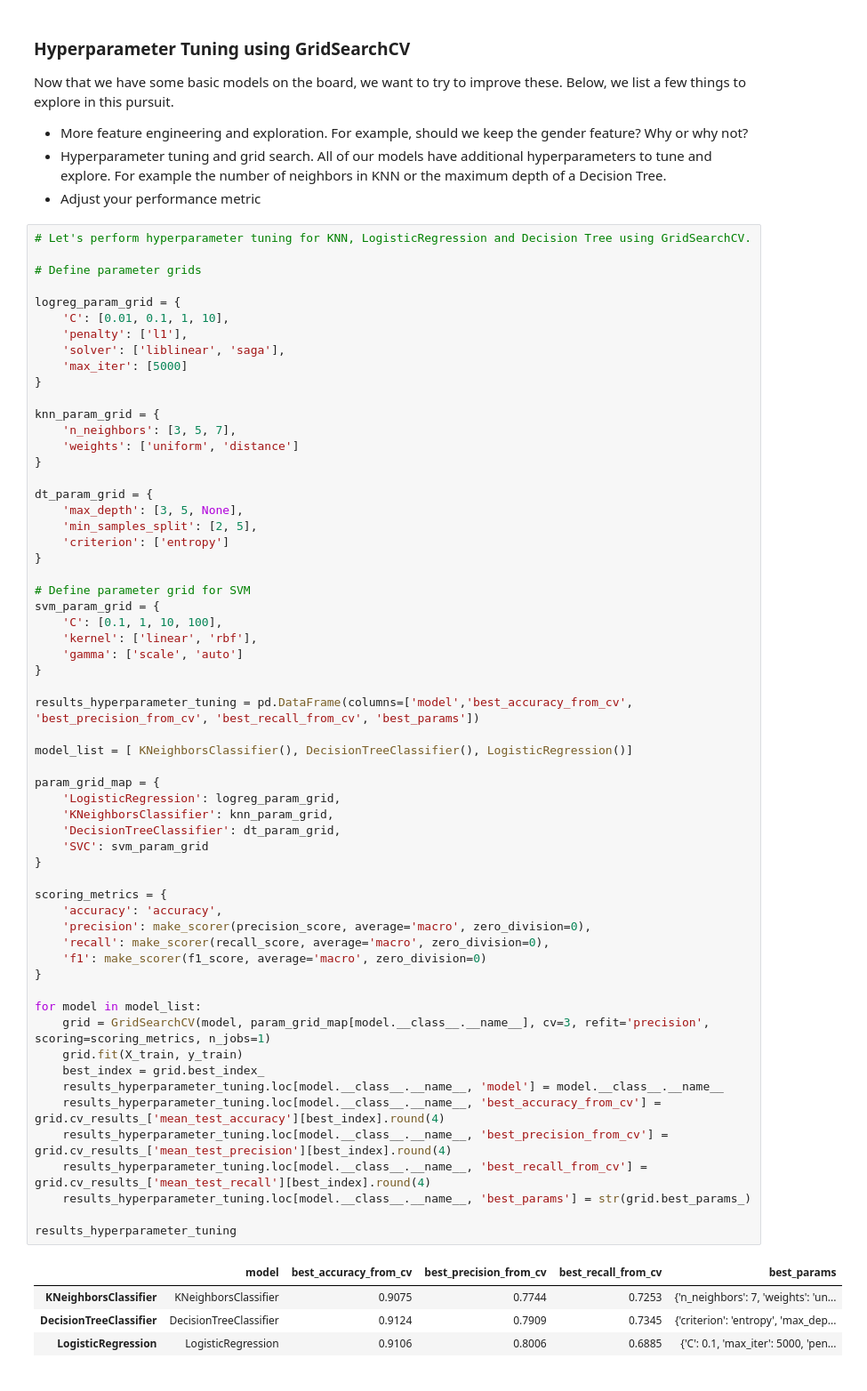
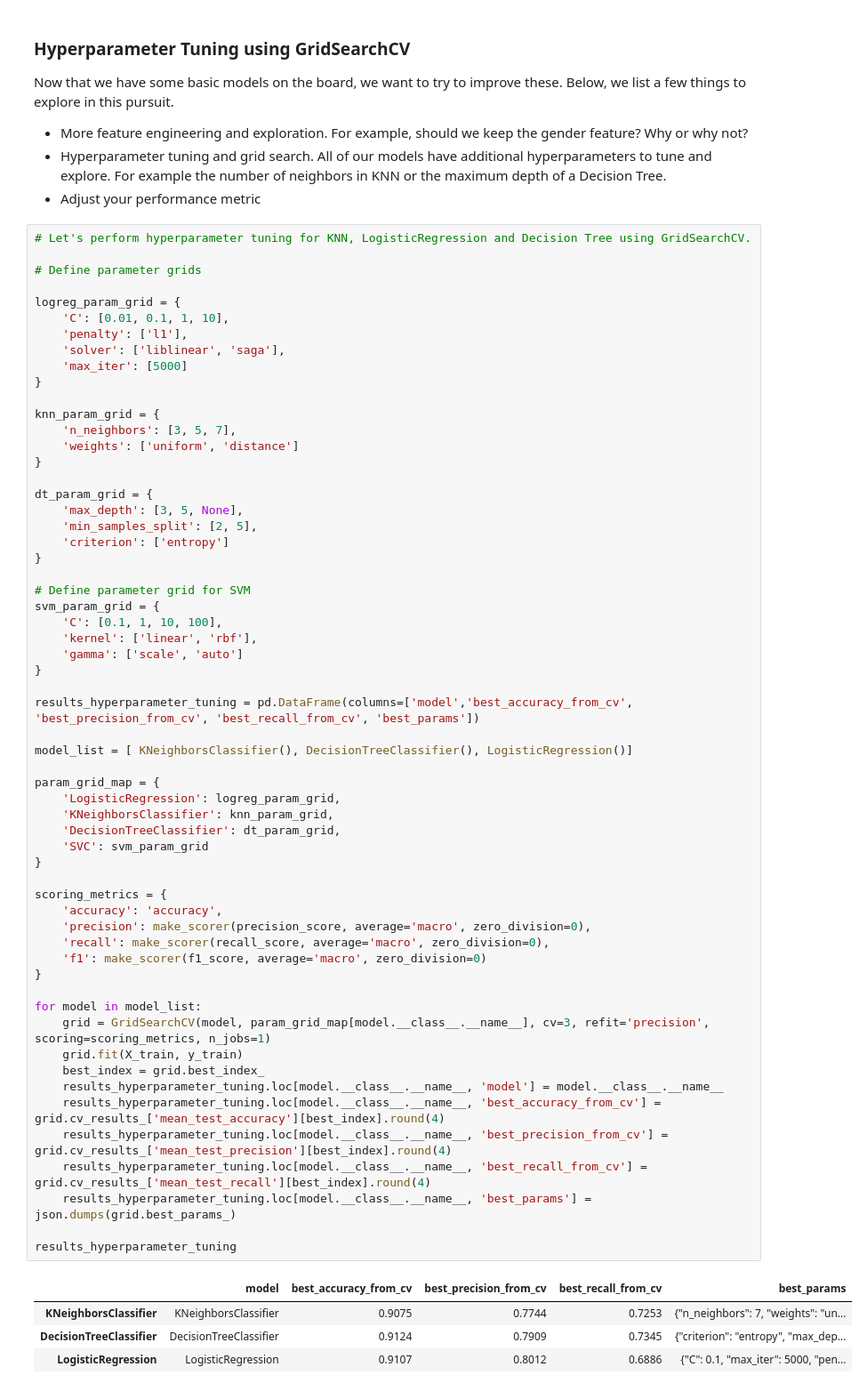
Before and after one commit to makarandkeer/BerkeleyAssignments, a Jupyter notebook: practical_application_III/practical_application_III.ipynb, the cells around one changed output. Shown at 89% size. Cells and saved outputs as stored; diff of their text form.

Commit message:
final run of jupyter notebook to capture all results

```diff
--- a/practical_application_III/practical_application_III.ipynb
+++ b/practical_application_III/practical_application_III.ipynb
@@ -474,36 +475,36 @@ svm_param_grid = {
 results_hyperparameter_tuning = pd.DataFrame(columns=['model','best_accuracy_from_cv', 'best_precision_from_cv', 'best_recall_from_cv', 'best_params'])
 
 model_list = [ KNeighborsClassifier(), DecisionTreeClassifier(), LogisticRegression()]
 
 param_grid_map = {
     'LogisticRegression': logreg_param_grid,
     'KNeighborsClassifier': knn_param_grid,
     'DecisionTreeClassifier': dt_param_grid,
     'SVC': svm_param_grid
 }
 
 scoring_metrics = {
     'accuracy': 'accuracy',
     'precision': make_scorer(precision_score, average='macro', zero_division=0),
     'recall': make_scorer(recall_score, average='macro', zero_division=0),
     'f1': make_scorer(f1_score, average='macro', zero_division=0)
 }
 
 for model in model_list:
     grid = GridSearchCV(model, param_grid_map[model.__class__.__name__], cv=3, refit='precision', scoring=scoring_metrics, n_jobs=1)
     grid.fit(X_train, y_train)
     best_index = grid.best_index_
     results_hyperparameter_tuning.loc[model.__class__.__name__, 'model'] = model.__class__.__name__
     results_hyperparameter_tuning.loc[model.__class__.__name__, 'best_accuracy_from_cv'] = grid.cv_results_['mean_test_accuracy'][best_index].round(4)
     results_hyperparameter_tuning.loc[model.__class__.__name__, 'best_precision_from_cv'] = grid.cv_results_['mean_test_precision'][best_index].round(4)
     results_hyperparameter_tuning.loc[model.__class__.__name__, 'best_recall_from_cv'] = grid.cv_results_['mean_test_recall'][best_index].round(4)
-    results_hyperparameter_tuning.loc[model.__class__.__name__, 'best_params'] = str(grid.best_params_)
+    results_hyperparameter_tuning.loc[model.__class__.__name__, 'best_params'] = json.dumps(grid.best_params_)
 
 results_hyperparameter_tuning
 # %% [output]
 |  | model | best_accuracy_from_cv | best_precision_from_cv | best_recall_from_cv | best_params |
-| KNeighborsClassifier | KNeighborsClassifier | 0.9075 | 0.7744 | 0.7253 | {'n_neighbors': 7, 'weights': 'un... |
-| DecisionTreeClassifier | DecisionTreeClassifier | 0.9124 | 0.7909 | 0.7345 | {'criterion': 'entropy', 'max_dep... |
-| LogisticRegression | LogisticRegression | 0.9106 | 0.8006 | 0.6885 | {'C': 0.1, 'max_iter': 5000, 'pen... |
+| KNeighborsClassifier | KNeighborsClassifier | 0.9075 | 0.7744 | 0.7253 | {"n_neighbors": 7, "weights": "un... |
+| DecisionTreeClassifier | DecisionTreeClassifier | 0.9124 | 0.7909 | 0.7345 | {"criterion": "entropy", "max_dep... |
+| LogisticRegression | LogisticRegression | 0.9107 | 0.8012 | 0.6886 | {"C": 0.1, "max_iter": 5000, "pen... |
 # %% [markdown]
 
```
Also changed, not shown: parts of 9 cells of this notebook, 2 other files.
